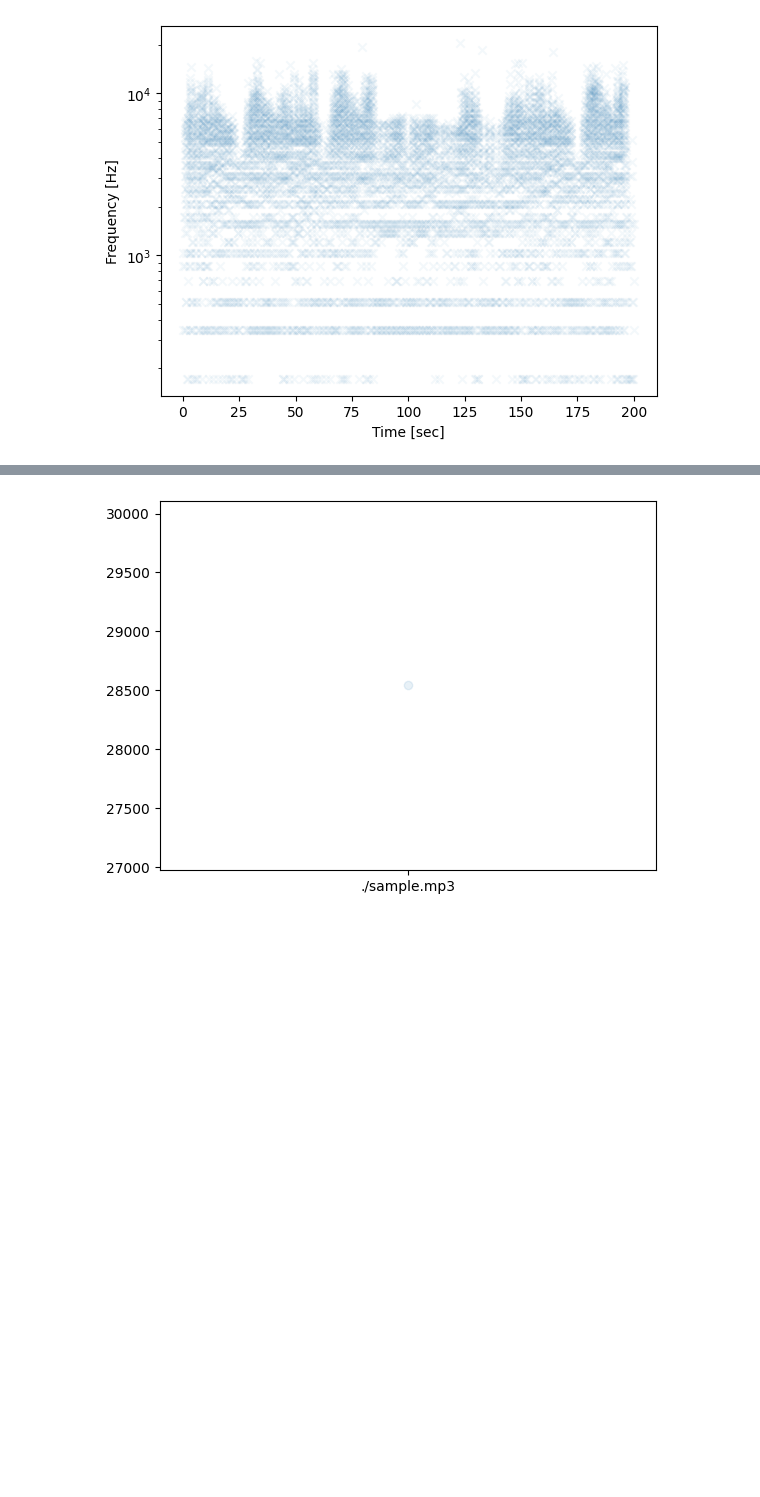
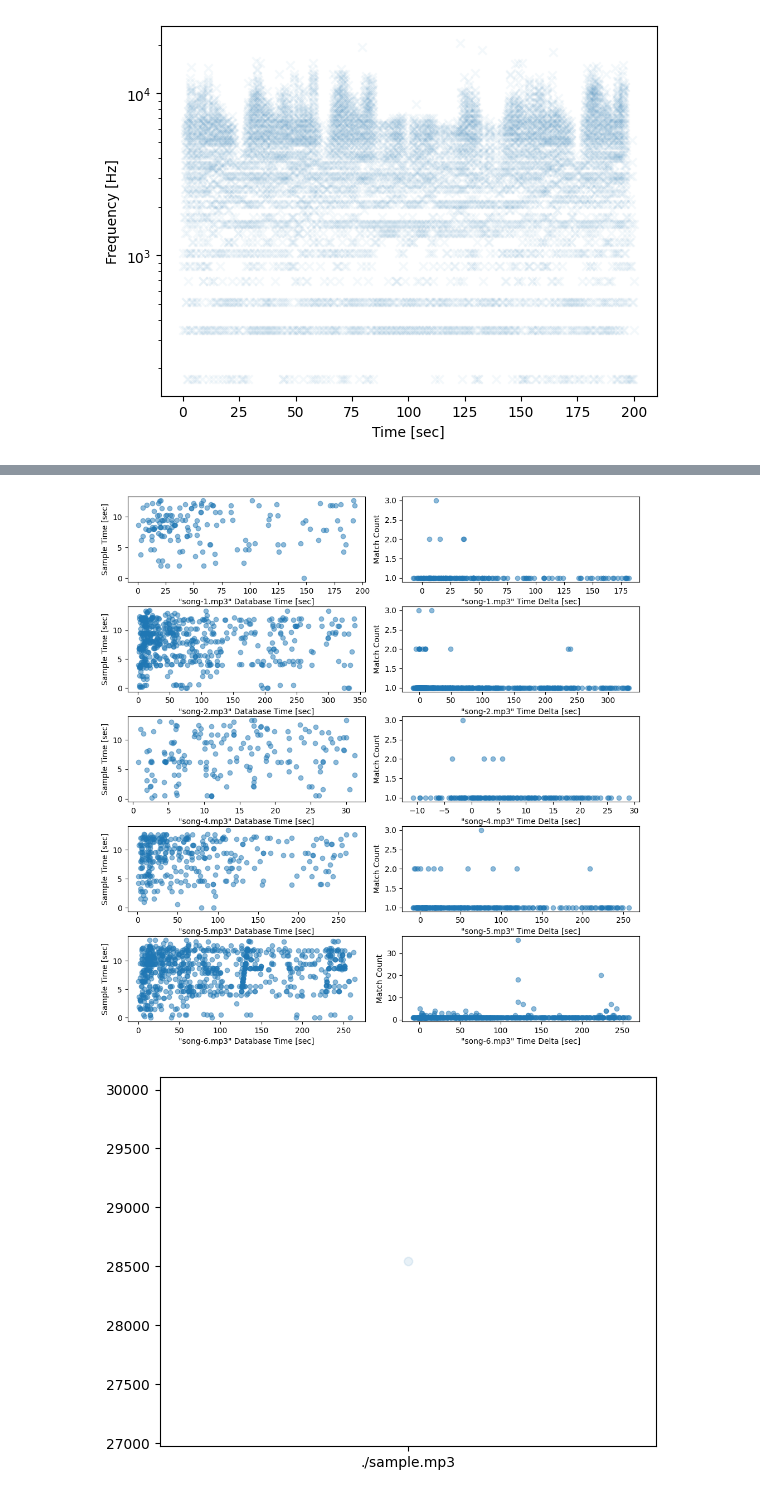
Before and after one commit to psmason/shazam-notebook, a Jupyter notebook: Shazam Algorithm.ipynb, the cells around one changed output, grey strips where cells are left out. Drawn from its saved outputs; the diff is of its cells as text; code cells hidden in the pictures; blank space fills up the shorter version.

```diff
--- a/Shazam Algorithm.ipynb
+++ b/Shazam Algorithm.ipynb
@@ -194,3 +210,11 @@ plot_match_results(matches)
+# %%
+test_song = AudioSegment.from_mp3("song-6.mp3")
+test_sample = test_song.get_array_of_samples()
+matches = check_db_for_matches(song_db, test_sample[test_song.frame_rate*121:test_song.frame_rate*135],
+                               test_song.frame_rate)
+plot_match_results(matches)
+# %% [output]
+[figure, added]
 # %%
 hist = {}
 for offsets in song_db.values():
```
Also changed, not shown: parts of 7 cells of this notebook.
